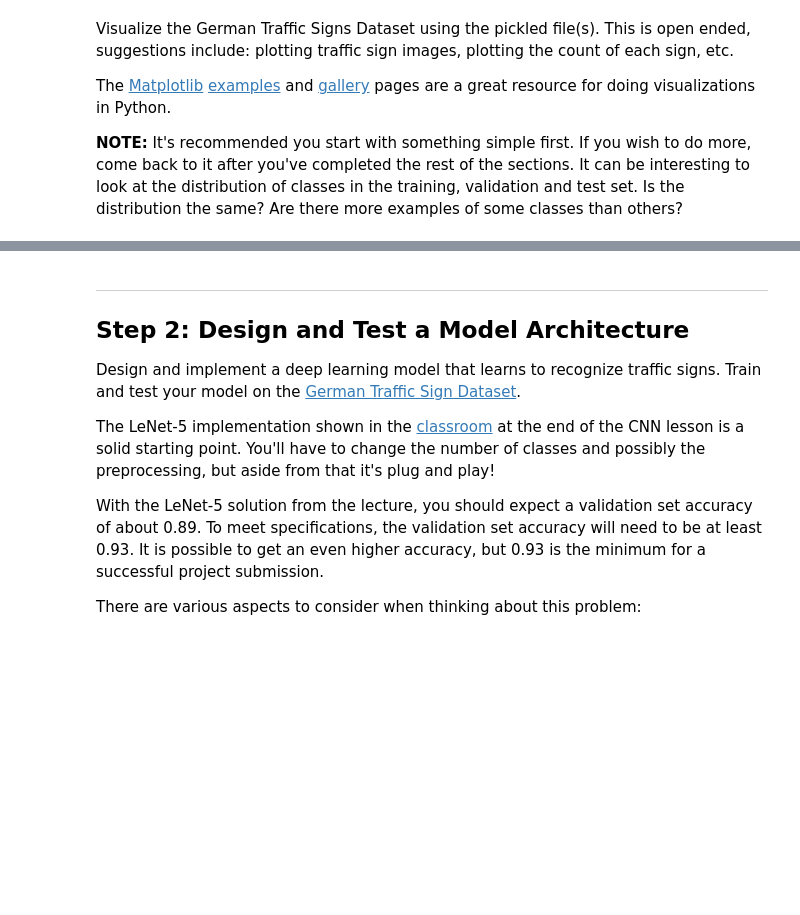
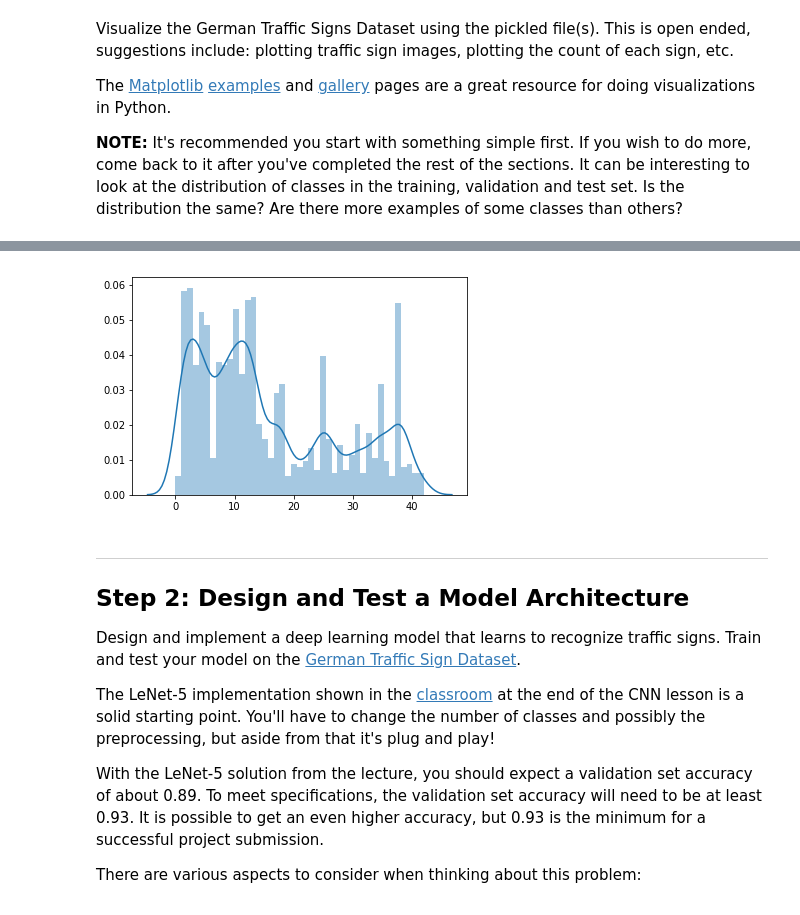
Before and after one commit to luweizhang/self-driving-car, a Jupyter notebook: CarND-Traffic-Sign-Classifier-Project/Traffic_Sign_Classifier.ipynb, the cells around one changed output, grey strips where cells are left out. Cells and saved outputs as stored; diff of their text form; code cells hidden in the pictures; blank space fills up the shorter version.

```diff
--- a/CarND-Traffic-Sign-Classifier-Project/Traffic_Sign_Classifier.ipynb
+++ b/CarND-Traffic-Sign-Classifier-Project/Traffic_Sign_Classifier.ipynb
@@ -73,9 +75,10 @@ n_test = len(X_test)
 image_shape = X_train[0].shape
 
 # TODO: How many unique classes/labels there are in the dataset.
-n_classes = ?
+n_classes = len(np.unique(y_train))
 
 print("Number of training examples =", n_train)
 print("Number of testing examples =", n_test)
+print("Number of validation examples =", n_validation)
 print("Image data shape =", image_shape)
 print("Number of classes =", n_classes)
@@ -101,3 +120,8 @@ import numpy as np
+# %%
+#look at the distribution of labels
+sns.distplot(y_train, bins=n_classes);
+# %% [output]
+[figure, added]
 # %% [markdown]
 ----
 
```
Also changed, not shown: parts of 8 cells of this notebook, 5 other files.
